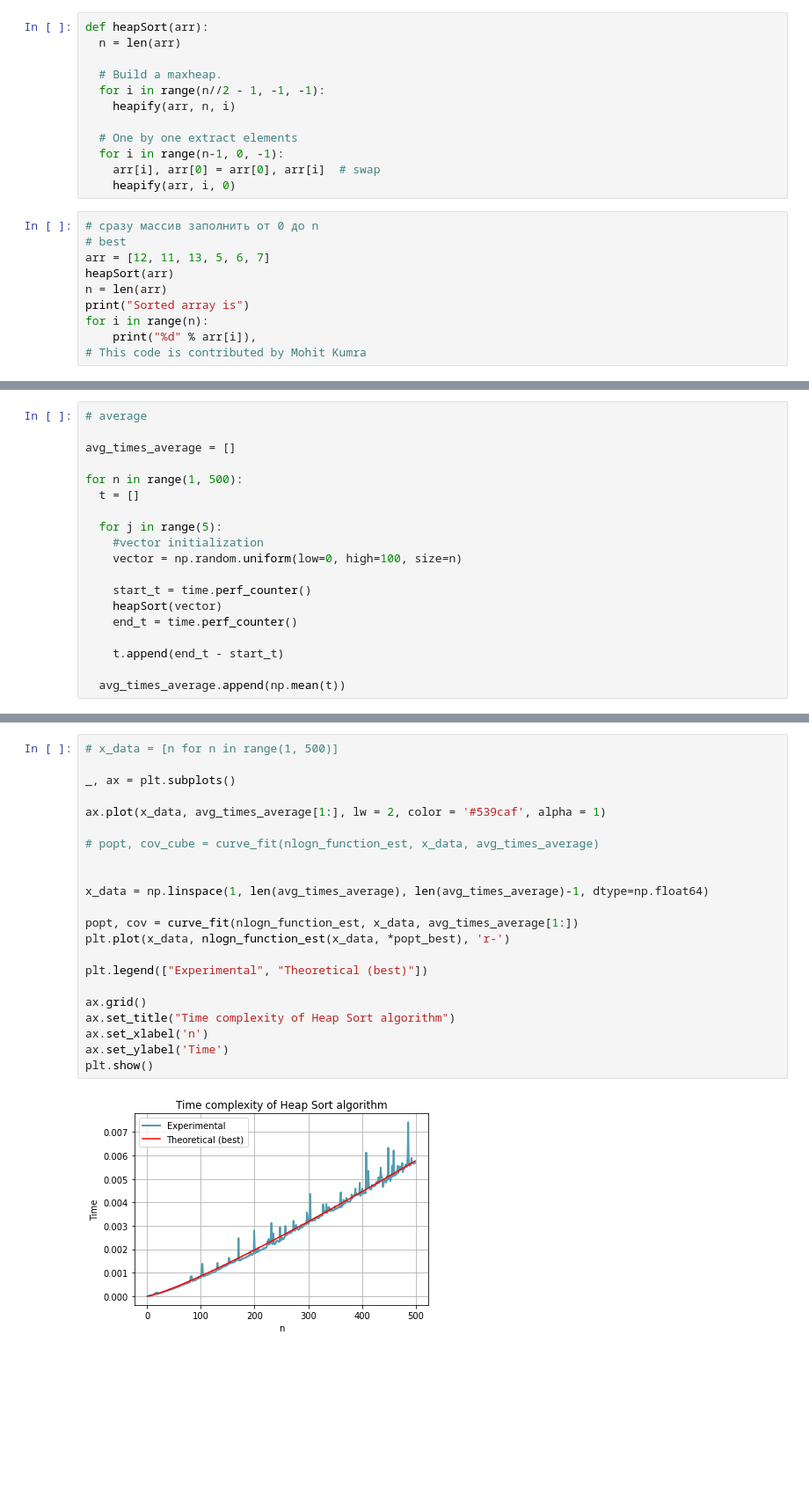
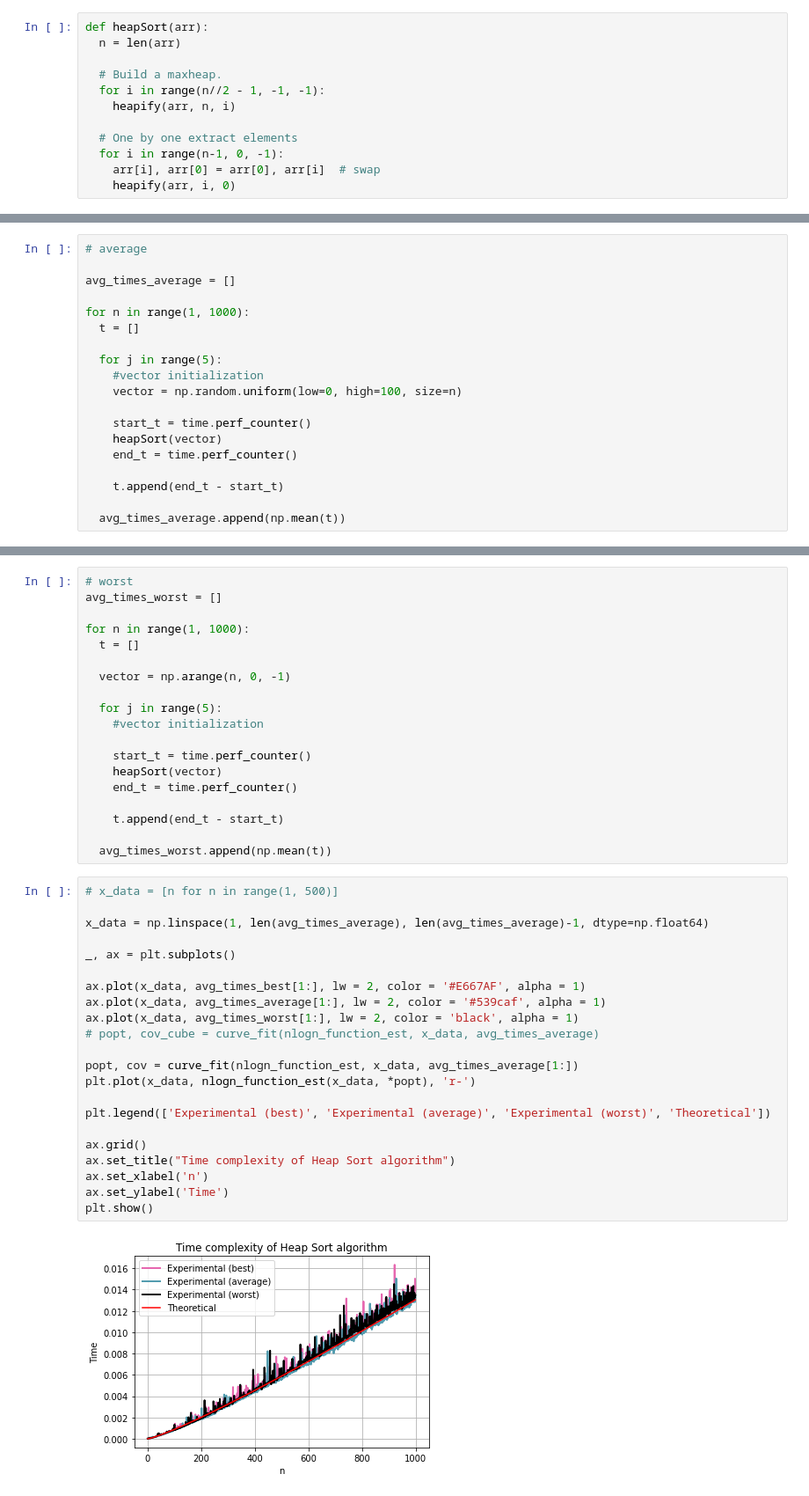
Before and after one commit to alex-mat-s/Algorithms_ITMO, a Jupyter notebook: Lab8.ipynb, the cells around one changed output, grey strips where cells are left out. Shown at 88% size. Drawn from its saved outputs; the diff is of its cells as text; blank space fills up the shorter version.

```diff
--- a/Lab8.ipynb
+++ b/Lab8.ipynb
@@ -231,13 +267,3 @@ def heapSort(arr):
   for i in range(n-1, 0, -1):
     arr[i], arr[0] = arr[0], arr[i]  # swap
     heapify(arr, i, 0)
-# %%
-# сразу массив заполнить от 0 до n
-# best
-arr = [12, 11, 13, 5, 6, 7]
-heapSort(arr)
-n = len(arr)
-print("Sorted array is")
-for i in range(n):
-    print("%d" % arr[i]),
-# This code is contributed by Mohit Kumra
@@ -254,7 +291,7 @@ Sorted array is
 
 avg_times_average = []
 
-for n in range(1, 500):
+for n in range(1, 1000):
   t = []
 
   for j in range(5):
@@ -275,24 +308,43 @@ for n in range(1, 500):
+# %%
+# worst
+avg_times_worst = []
+
+for n in range(1, 1000):
+  t = []
+
+  vector = np.arange(n, 0, -1)
+
+  for j in range(5):
+    #vector initialization
+
+    start_t = time.perf_counter()
+    heapSort(vector)
+    end_t = time.perf_counter()
+
+    t.append(end_t - start_t)
+
+  avg_times_worst.append(np.mean(t))
 # %%
 # x_data = [n for n in range(1, 500)]
 
+x_data = np.linspace(1, len(avg_times_average), len(avg_times_average)-1, dtype=np.float64)
+
 _, ax = plt.subplots()
 
+ax.plot(x_data, avg_times_best[1:], lw = 2, color = '#E667AF', alpha = 1)
 ax.plot(x_data, avg_times_average[1:], lw = 2, color = '#539caf', alpha = 1)
-
+ax.plot(x_data, avg_times_worst[1:], lw = 2, color = 'black', alpha = 1)
 # popt, cov_cube = curve_fit(nlogn_function_est, x_data, avg_times_average)
 
+popt, cov = curve_fit(nlogn_function_est, x_data, avg_times_average[1:])
+plt.plot(x_data, nlogn_function_est(x_data, *popt), 'r-')
 
-x_data = np.linspace(1, len(avg_times_average), len(avg_times_average)-1, dtype=np.float64)
-
-popt, cov = curve_fit(nlogn_function_est, x_data, avg_times_average[1:])
-plt.plot(x_data, nlogn_function_est(x_data, *popt_best), 'r-')
-
-plt.legend(["Experimental", "Theoretical (best)"])
+plt.legend(['Experimental (best)', 'Experimental (average)', 'Experimental (worst)', 'Theoretical'])
 
 ax.grid()
 ax.set_title("Time complexity of Heap Sort algorithm")
 ax.set_xlabel('n')
 ax.set_ylabel('Time')
 plt.show()
 # %% [output]
-[figure, old version]
+[figure, new version]
```
Also changed, not shown: parts of 7 cells of this notebook.
